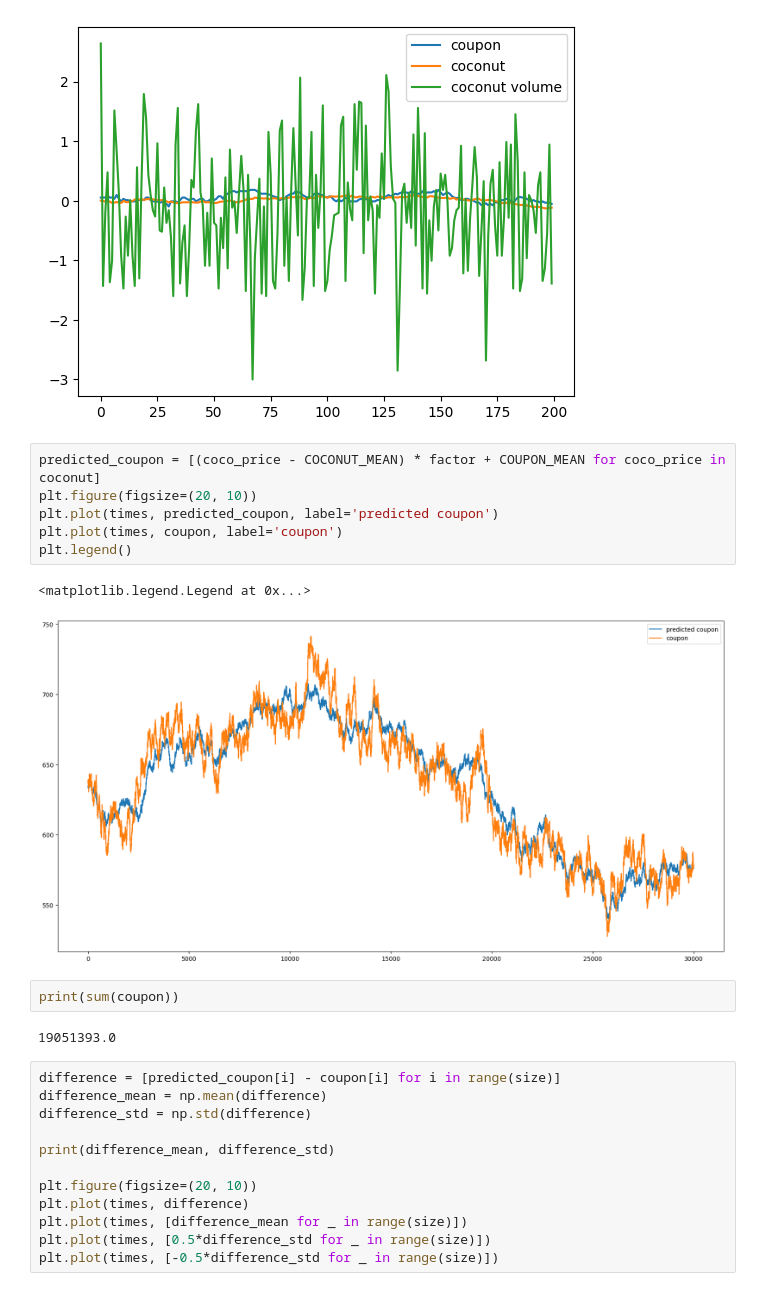
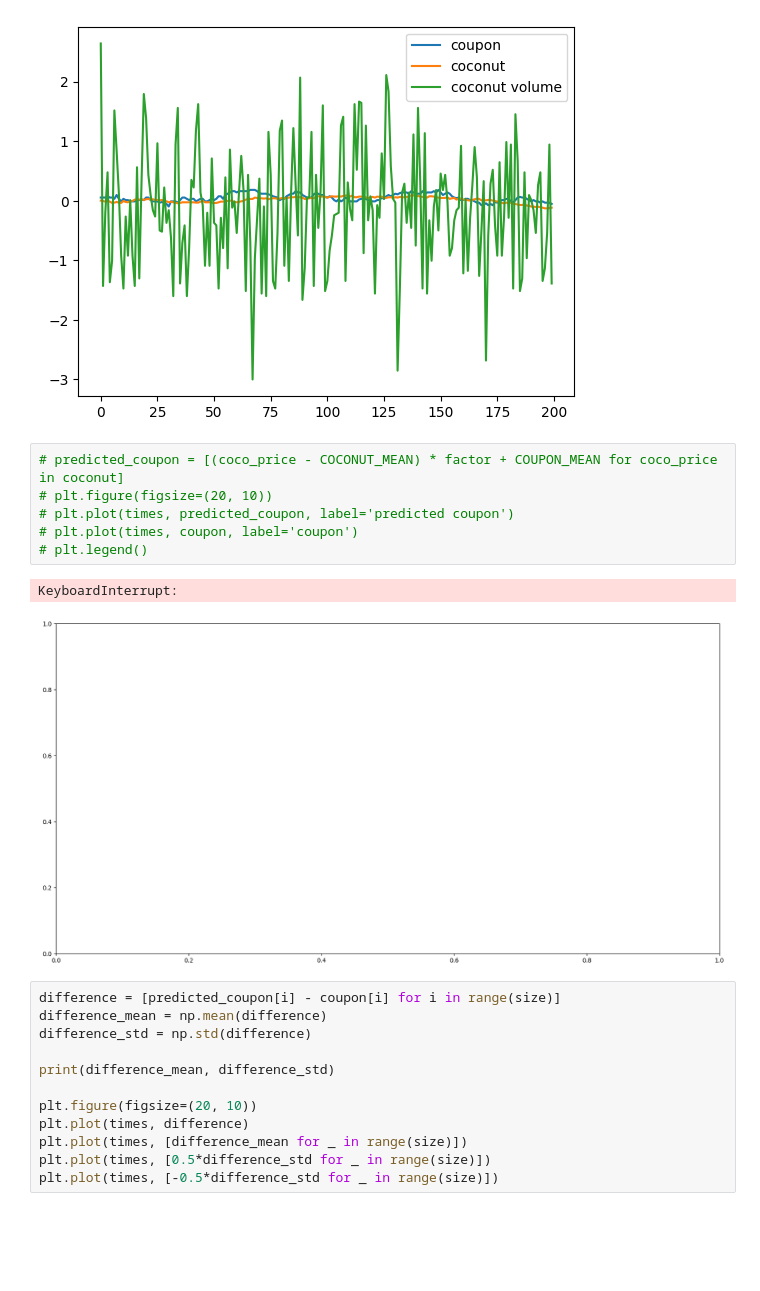
Before and after one commit to simonswe/prosperity2_traderbots, a Jupyter notebook: round4/ez_data_exploration.ipynb, the cells around one changed output. Cells and saved outputs as stored; diff of their text form; blank space fills up the shorter version.

```diff
--- a/round4/ez_data_exploration.ipynb
+++ b/round4/ez_data_exploration.ipynb
@@ -150,18 +150,14 @@ plt.legend()
 <matplotlib.legend.Legend at 0x...>
 [figure]
 # %%
-predicted_coupon = [(coco_price - COCONUT_MEAN) * factor + COUPON_MEAN for coco_price in coconut]
-plt.figure(figsize=(20, 10))
-plt.plot(times, predicted_coupon, label='predicted coupon')
-plt.plot(times, coupon, label='coupon')
-plt.legend()
+# predicted_coupon = [(coco_price - COCONUT_MEAN) * factor + COUPON_MEAN for coco_price in coconut]
+# plt.figure(figsize=(20, 10))
+# plt.plot(times, predicted_coupon, label='predicted coupon')
+# plt.plot(times, coupon, label='coupon')
+# plt.legend()
 # %% [output]
-<matplotlib.legend.Legend at 0x...>
+KeyboardInterrupt:
-[figure, old version]
+[figure, new version]
-# %%
-print(sum(coupon))
-# %% [output]
-19051393.0
 # %%
 difference = [predicted_coupon[i] - coupon[i] for i in range(size)]
 difference_mean = np.mean(difference)
```
Also changed, not shown: parts of 6 cells of this notebook.
